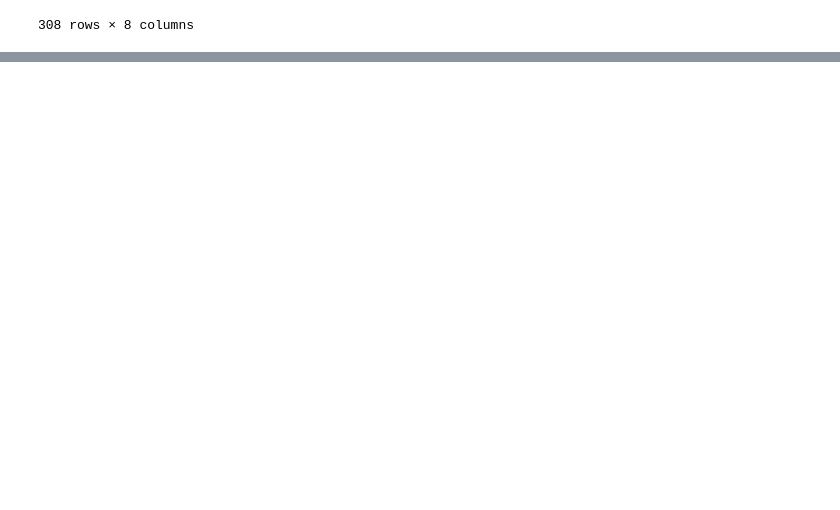
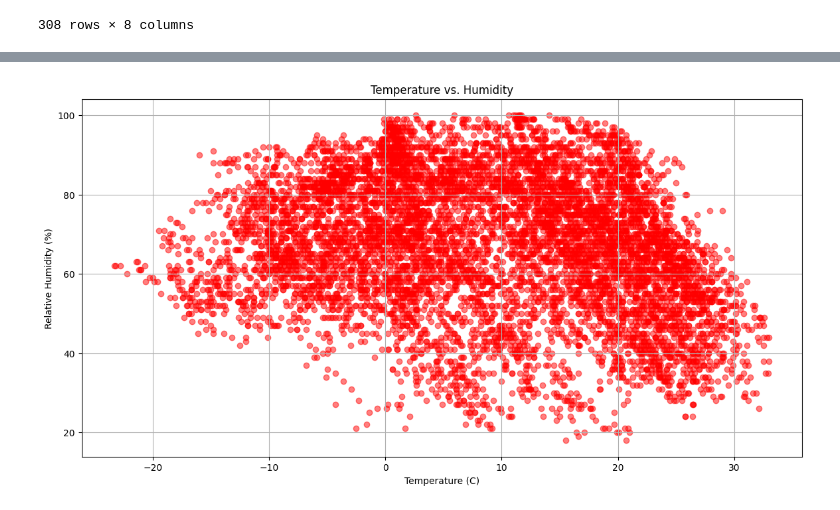
Before and after one commit to Damas-Hub/Data-Analysis-and-Data-Science-Practice, a Jupyter notebook: weather.ipynb, the cells around one changed output, grey strips where cells are left out. Cells and saved outputs as stored; diff of their text form; code cells hidden in the pictures; blank space fills up the shorter version.

```diff
--- a/weather.ipynb
+++ b/weather.ipynb
@@ -299,0 +362,11 @@ df[(df['Wind Speed_km/h'] > 24) & (df['Visibility_km'] == 25)]
+# %%
+# Scatter plot of temperature vs. humidity
+plt.figure(figsize=(14, 7))
+plt.scatter(df['Temp_C'], df['Rel Hum_%'], alpha=0.5, color='red')
+plt.xlabel('Temperature (C)')
+plt.ylabel('Relative Humidity (%)')
+plt.title('Temperature vs. Humidity')
+plt.grid(True)
+plt.show()
+# %% [output]
+[figure, added]
```
Also changed, not shown: parts of 8 cells of this notebook.
